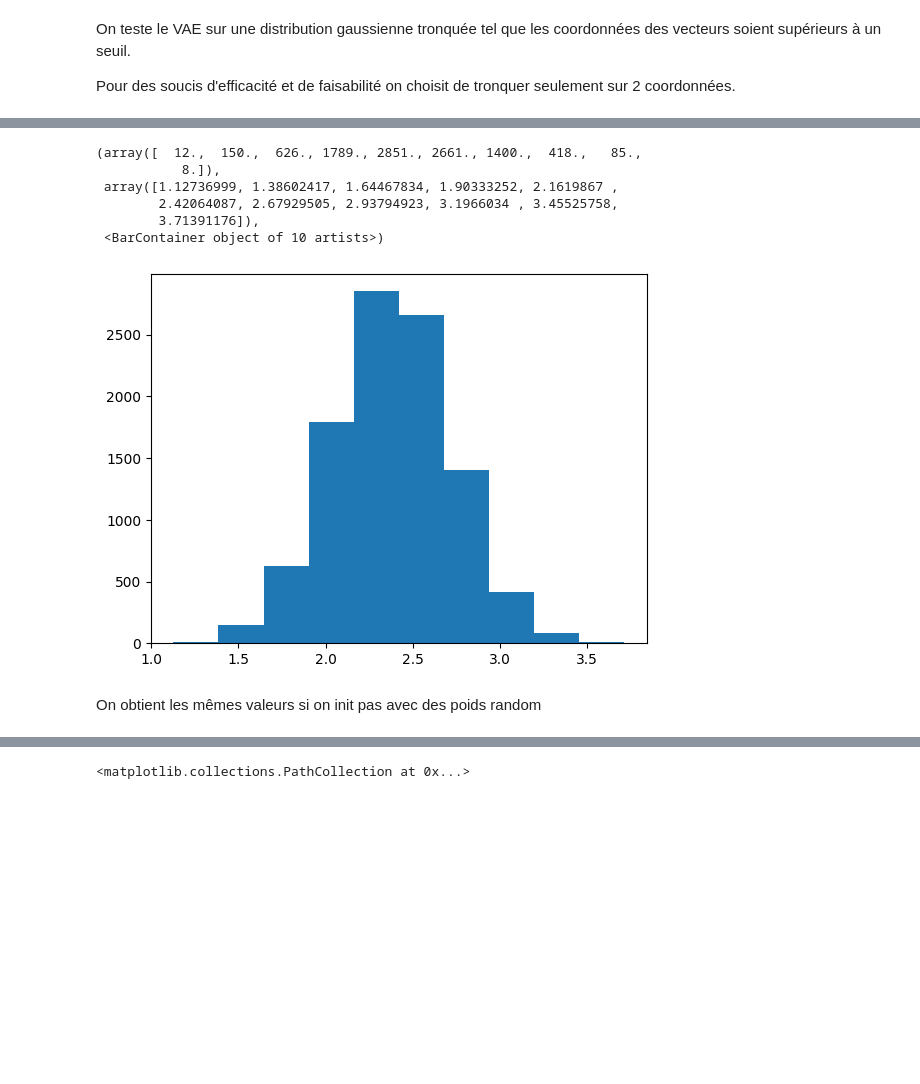
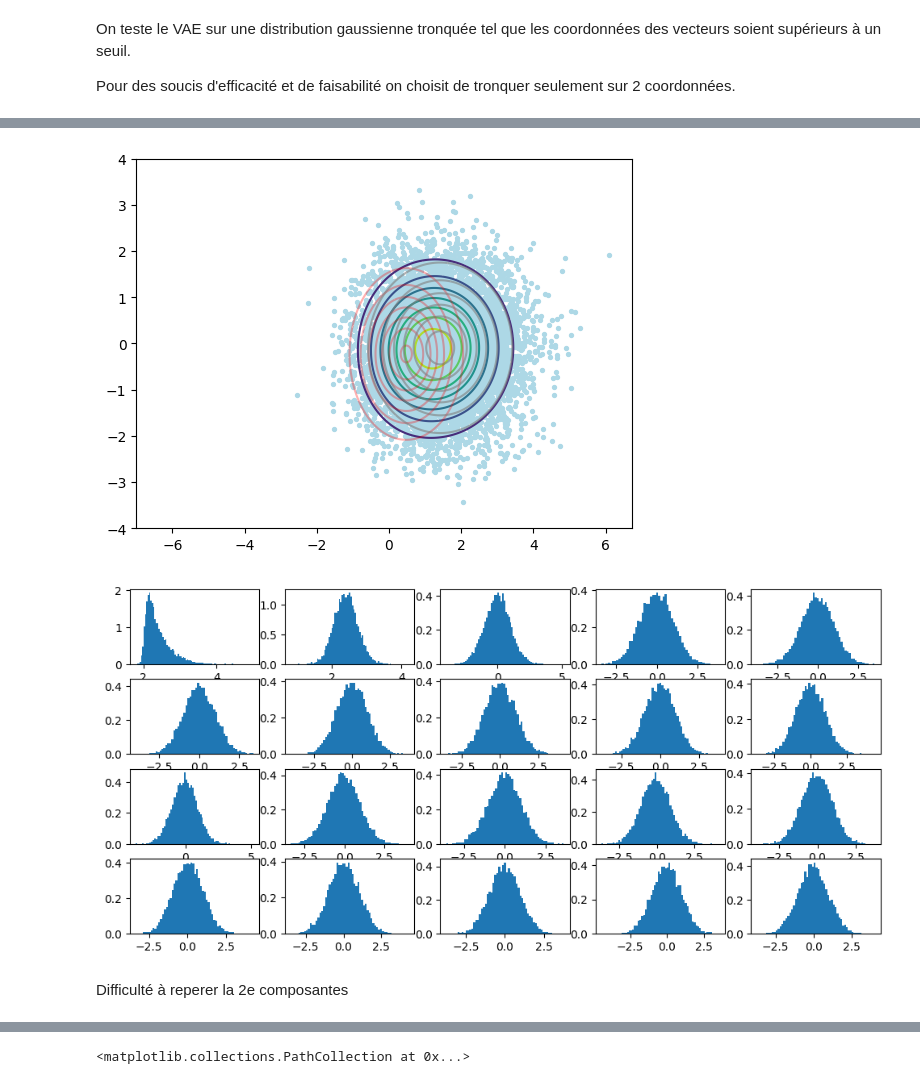
Before and after one commit to imn167/VAE_SS, a Jupyter notebook: GoM_test.ipynb, the cells around one changed output, grey strips where cells are left out. Cells and saved outputs as stored; diff of their text form; code cells hidden in the pictures; blank space fills up the shorter version.

```diff
--- a/GoM_test.ipynb
+++ b/GoM_test.ipynb
@@ -566 +248,18 @@ tf.nn.softmax(mixture.w)
+# %%
+X, Y = np.meshgrid(np.linspace(-7,5, 1000), np.linspace(-4,4, 1000))
+pos = np.dstack((X,Y))
+from scipy.stats import multivariate_normal
+rv1  = multivariate_normal(mixture.means[0], np.diag(tf.exp(mixture.logvars[0]*0.5)))
+rv2  = multivariate_normal(mixture.means[1], np.diag(tf.exp(mixture.logvars[1]*0.5)))
+#rv3  = multivariate_normal(mixture.means[2], np.diag(tf.exp(mixture.logvars[2]*0.5)))
+
+Z    = rv1.pdf(pos) * weights[0,0] + rv2.pdf(pos) * weights[0,1] #+ rv3.pdf(pos) * weights[0,2]
+
+plt.contour(X, Y, Z)
+plt.contour(X,Y, rv2.pdf(pos), colors = 'red', alpha = .3)
+plt.contour(X,Y, rv1.pdf(pos), colors = 'gray', alpha = .6)
+_,_, z = encoder(one_mode)
+plt.scatter(z[:, 0],z[:,1], s=8, c = 'lightblue');
+# %% [output]
+[figure, added]
 # %%
@@ -568,15 +267,12 @@ _,_, z = encoder(dist)
 mean_x, log_var_x = decoder(z) #we get each mean and log variance of the several distribution then we sample from it
 
 sample = np.random.normal(loc=mean_x, scale= tf.exp(log_var_x/2))
-# %%
-plt.hist(sample[:, 1])
-# %% [output]
-(array([  12.,  150.,  626., 1789., 2851., 2661., 1400.,  418.,   85.,
-           8.]),
- array([1.12736999, 1.38602417, 1.64467834, 1.90333252, 2.1619867 ,
-        2.42064087, 2.67929505, 2.93794923, 3.1966034 , 3.45525758,
-        3.71391176]),
- <BarContainer object of 10 artists>)
-[figure, removed]
-# %% [markdown]
-On obtient les mêmes valeurs si on init pas avec des poids random
+# %%
+plt.figure(figsize = (12,7))
+for i in range(d):
+  plt.subplot(5,5,i+1)
+  plt.hist(sample[:,i], bins = 'auto', density=True);
+# %% [output]
+[figure, added]
+# %% [markdown]
+Difficulté à reperer la 2e composantes
```
Also changed, not shown: parts of 44 cells of this notebook, 4 other files.
